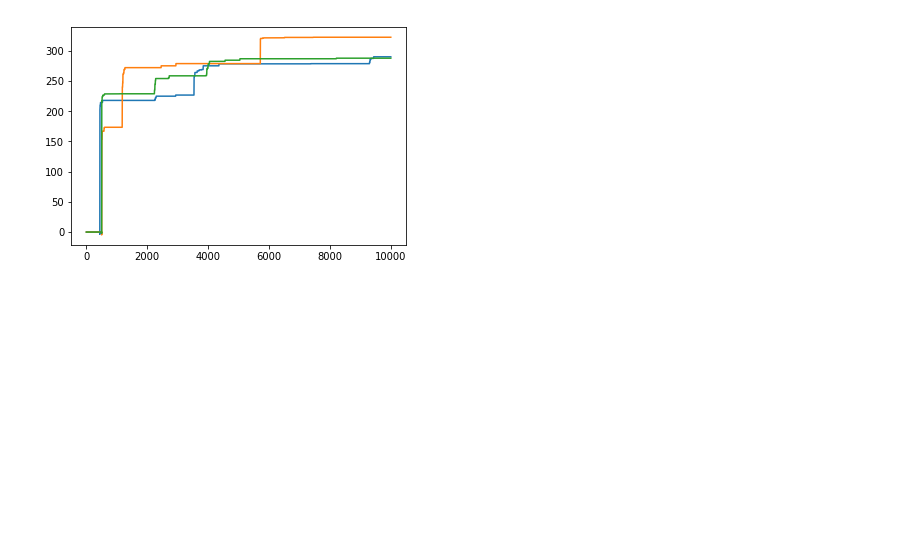
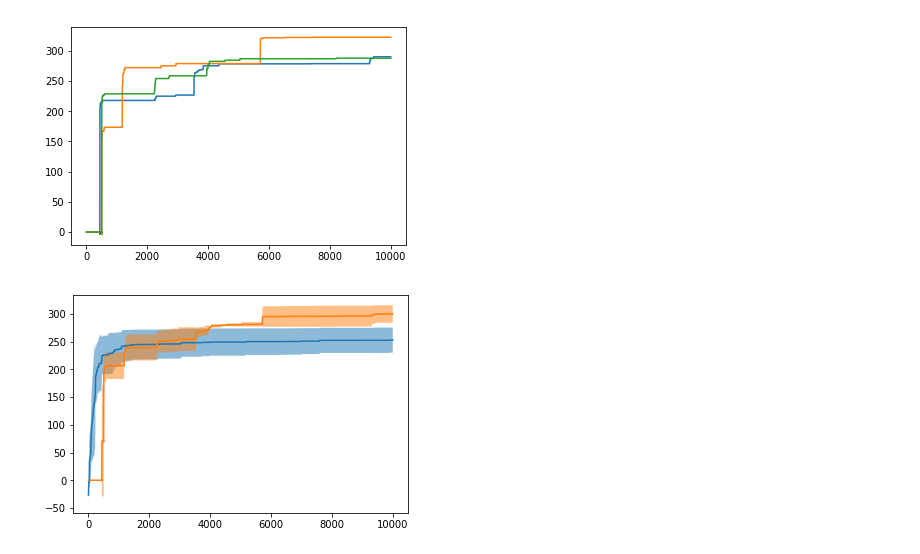
Before and after one commit to Ryan-Amaral/gp-bipedal-walker-analysis, a Jupyter notebook: basic_analysis.ipynb, the cells around one changed output. Cells and saved outputs as stored; diff of their text form; code cells hidden in the pictures; blank space fills up the shorter version.

```diff
--- a/basic_analysis.ipynb
+++ b/basic_analysis.ipynb
@@ -2,6 +2,9 @@
 import pandas as pd
 import matplotlib.pyplot as plt
 import numpy as np
+
+prop_cycle = plt.rcParams['axes.prop_cycle']
+colors = prop_cycle.by_key()['color']
 # %%
 # get the data logs as DFs
 
@@ -26,3 +31,31 @@ plt.plot(df_tpgsbb_3["fitness_max"].tolist()[:10000])
 plt.show()
 # %% [output]
 [figure]
+# %%
+# comparison over average of runs with standard deviations
+
+gp_arr = np.array(((df_gp_1["fitness_max"][:10000]),
+          np.array(df_gp_2["fitness_max"][:10000]),
+          np.array(df_gp_3["fitness_max"][:10000])))
+gp_means = np.mean(gp_arr, axis=0)
+gp_stds = np.std(gp_arr, axis=0)
+
+tpgsbb_arr = np.array(((df_tpgsbb_1["fitness_max"][:10000]),
+          np.array(df_tpgsbb_2["fitness_max"][:10000]),
+          np.array(df_tpgsbb_3["fitness_max"][:10000])))
+tpgsbb_means = np.mean(tpgsbb_arr, axis=0)
+tpgsbb_stds = np.std(tpgsbb_arr, axis=0)
+
+
+plt.plot(gp_means)
+plt.fill_between(range(10000),
+                 gp_means-gp_stds, gp_means+gp_stds,
+                alpha=0.5)
+
+plt.plot(tpgsbb_means)
+plt.fill_between(range(10000),
+                 tpgsbb_means-tpgsbb_stds, tpgsbb_means+tpgsbb_stds,
+                alpha=0.5)
+plt.show()
+# %% [output]
+[figure, added]
```
Also changed, not shown: parts of 5 cells of this notebook, 9 other files.
